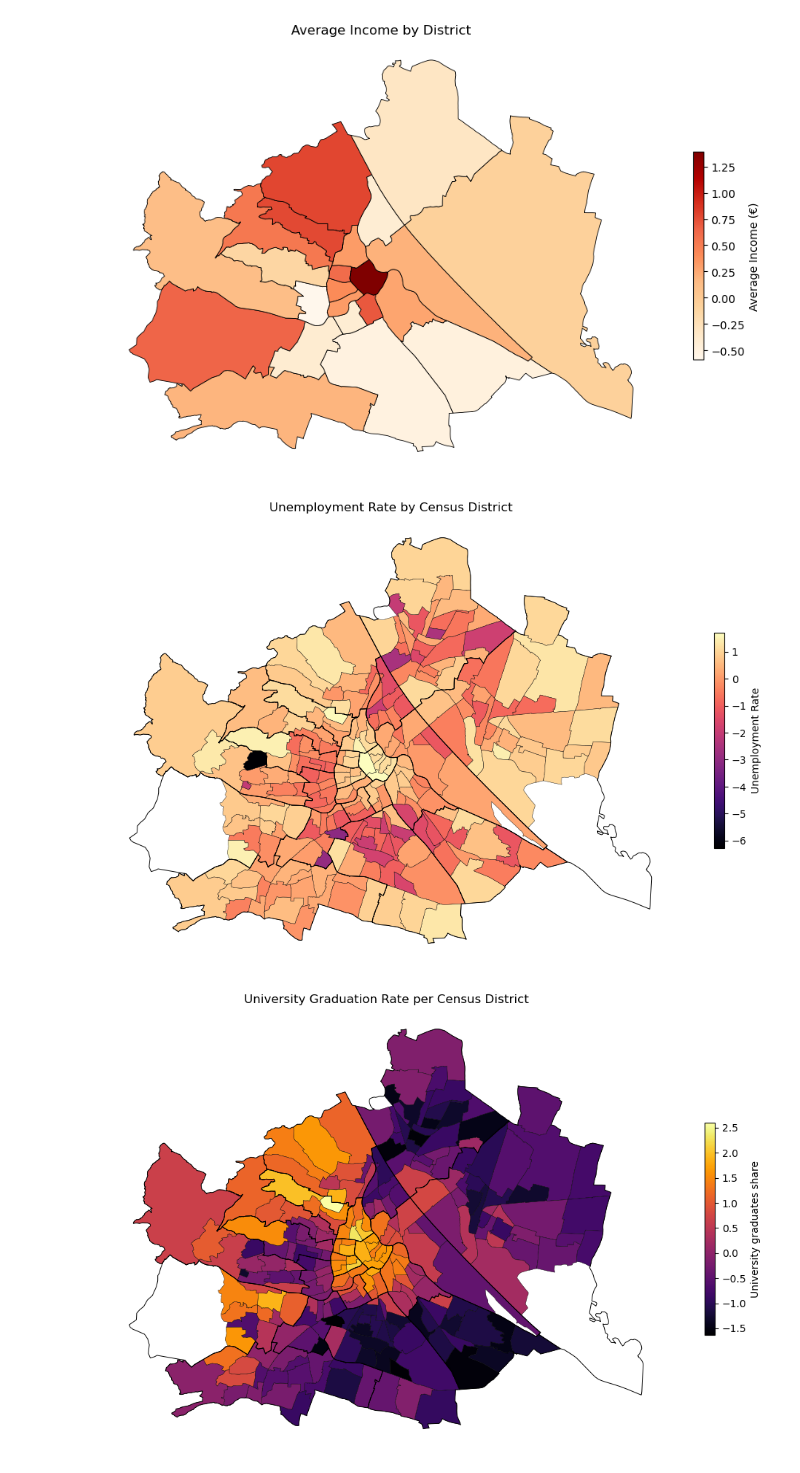
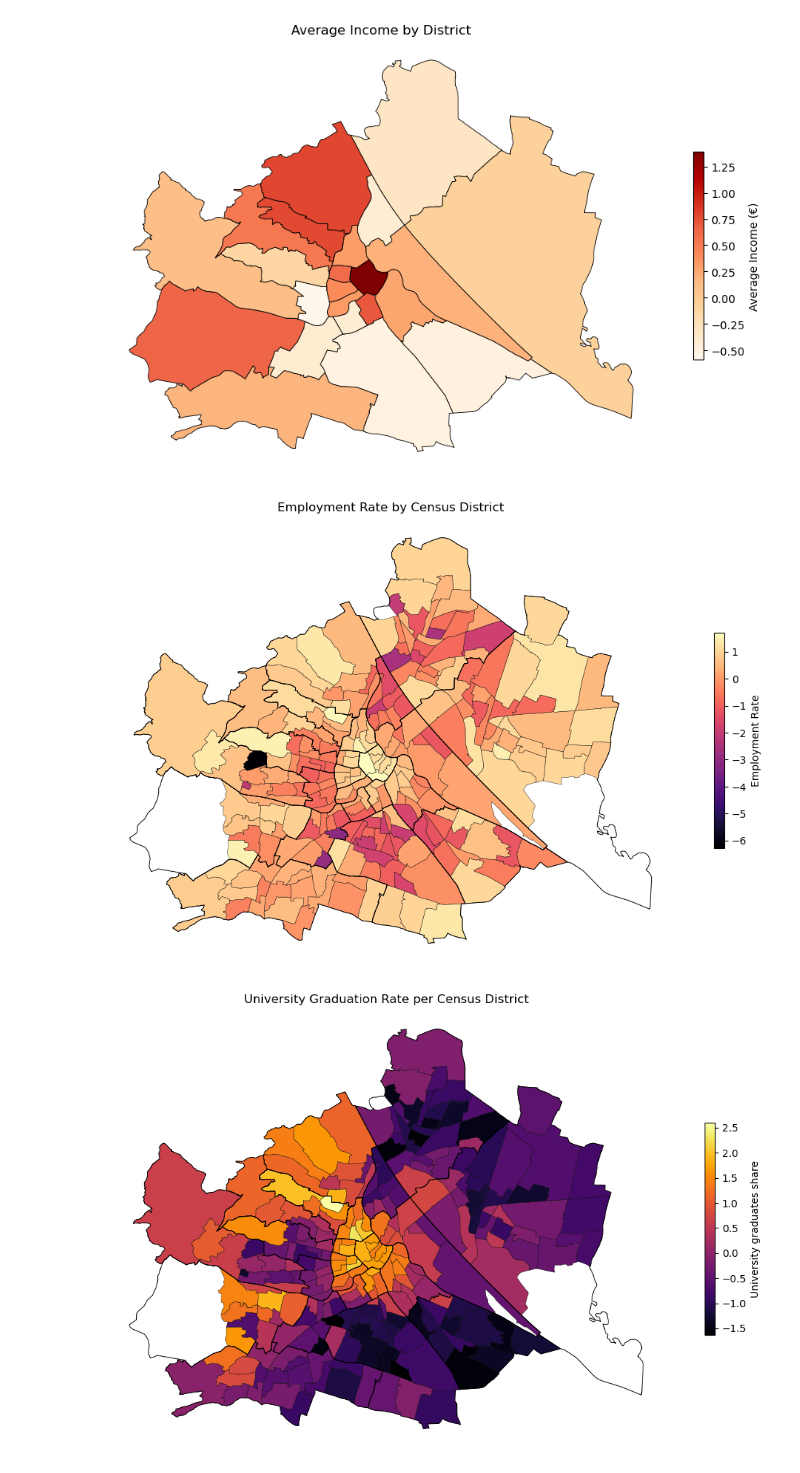
Before and after one commit to isiloral/ma_thesis, a Jupyter notebook: 02.Visualisations.ipynb, the cells around one changed output. Drawn from its saved outputs; the diff is of its cells as text; code cells hidden in the pictures.

Commit message:
may21: debugging & development
debugging in general
ugbs types column creation
development in the model
new dummies
log transformation

ps: cannot commit residential centroid dfs due to size

```diff
--- a/02.Visualisations.ipynb
+++ b/02.Visualisations.ipynb
@@ -46,6 +46,7 @@ census_boundaries = gpd.read_file('data/ZAEHLBEZIRKOGDPolygon.shp')
 admin_city = gpd.read_file(os.path.join(df_dir, "admin_city_vienna.geojson"))
 urban_green_spaces =gpd.read_file(os.path.join(df_dir, "urban_green_spaces.geojson"))
 urban_blue_spaces = gpd.read_file(os.path.join(df_dir, "urban_blue_spaces.geojson"))
+gdf_census = gpd.read_file(os.path.join(df_dir,"gdf_census.geojson"))
 ugbs_socioecon_census = gpd.read_file(os.path.join(df_dir, "ugbs_socioecon_census.geojson"))
 socioecon_districts = gpd.read_file(os.path.join(df_dir, "socioecon_districts.geojson"))
 housingprices_district = gpd.read_file(os.path.join(df_dir, "housingprices_district.geojson"))
@@ -135,33 +136,33 @@ plt.show()
 [figure]
 # %%
 # Plot unemployment rate
-vmin = gdf_census['unemprate'].min()
-vmax = gdf_census['unemprate'].max()
+vmin = gdf_census['employment'].min()
+vmax = gdf_census['employment'].max()
 
 fig, ax = plt.subplots(1, 1, figsize=(10, 10))
 
 gdf_census.plot(
-    column='unemprate',
+    column='employment',
     cmap='magma',
     linewidth=0.3,
     edgecolor='black',
     legend=True,
-    legend_kwds={'label': "Unemployment Rate", 'shrink': 0.3},
+    legend_kwds={'label': "Employment Rate", 'shrink': 0.3},
     ax=ax,
     vmin=vmin,
     vmax=vmax
 )
 
 socioecon_districts.boundary.plot(ax=ax, edgecolor='black', linewidth=0.7)
 
-ax.set_title("Unemployment Rate by Census District", fontsize=12)
+ax.set_title("Employment Rate by Census District", fontsize=12)
 ax.axis('off')
 
 plt.tight_layout()
-plt.savefig("output/unemprate_census_map.png", dpi=300, bbox_inches='tight')
+plt.savefig("output/employmentrate_census_map.png", dpi=300, bbox_inches='tight')
 plt.show()
 # %% [output]
-[figure, old version]
+[figure, new version]
 # %%
 # Plot unigrad rate
 vmin = gdf_census['university_share'].min()
```
Also changed, not shown: parts of 4 cells of this notebook, 54 other files.
